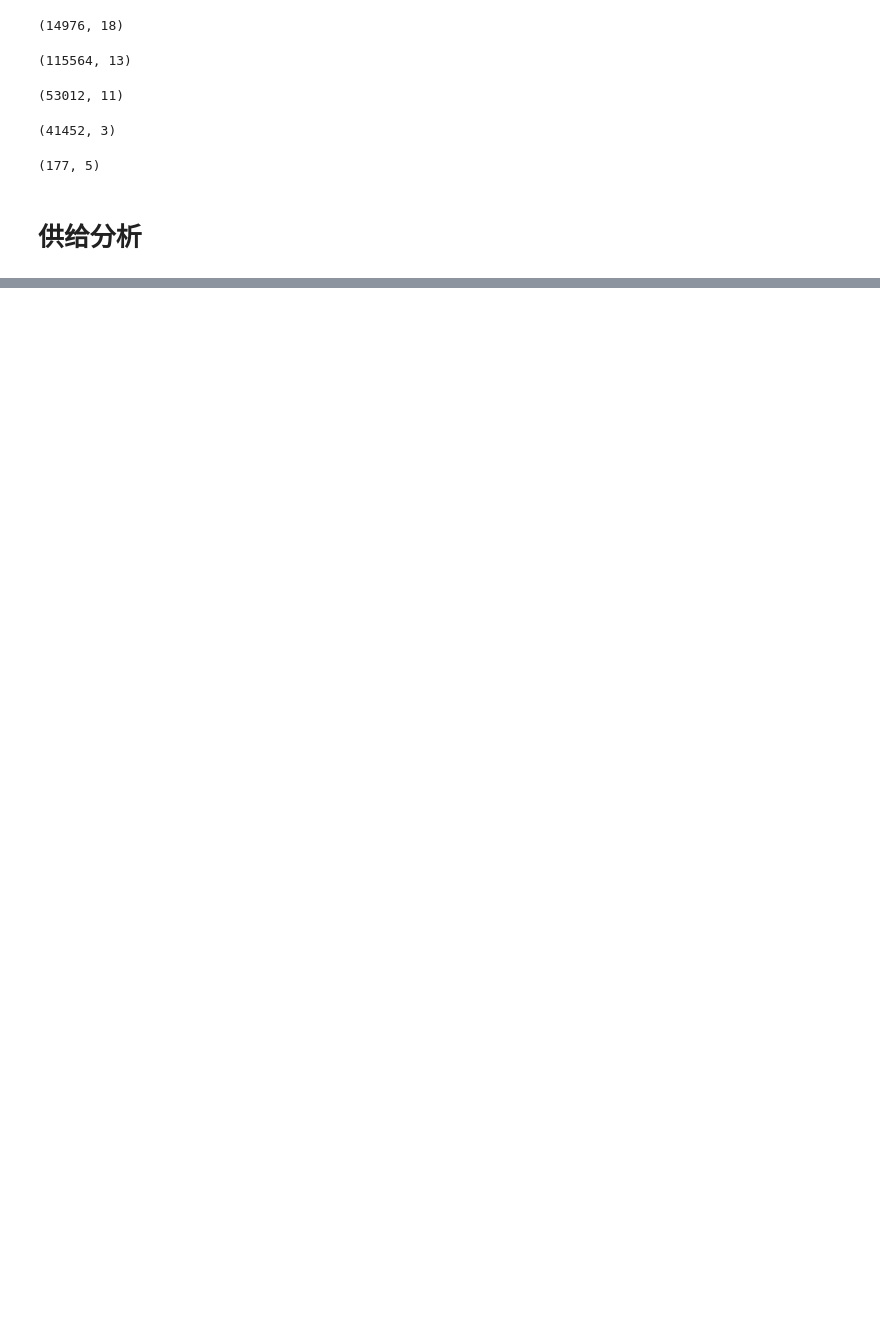
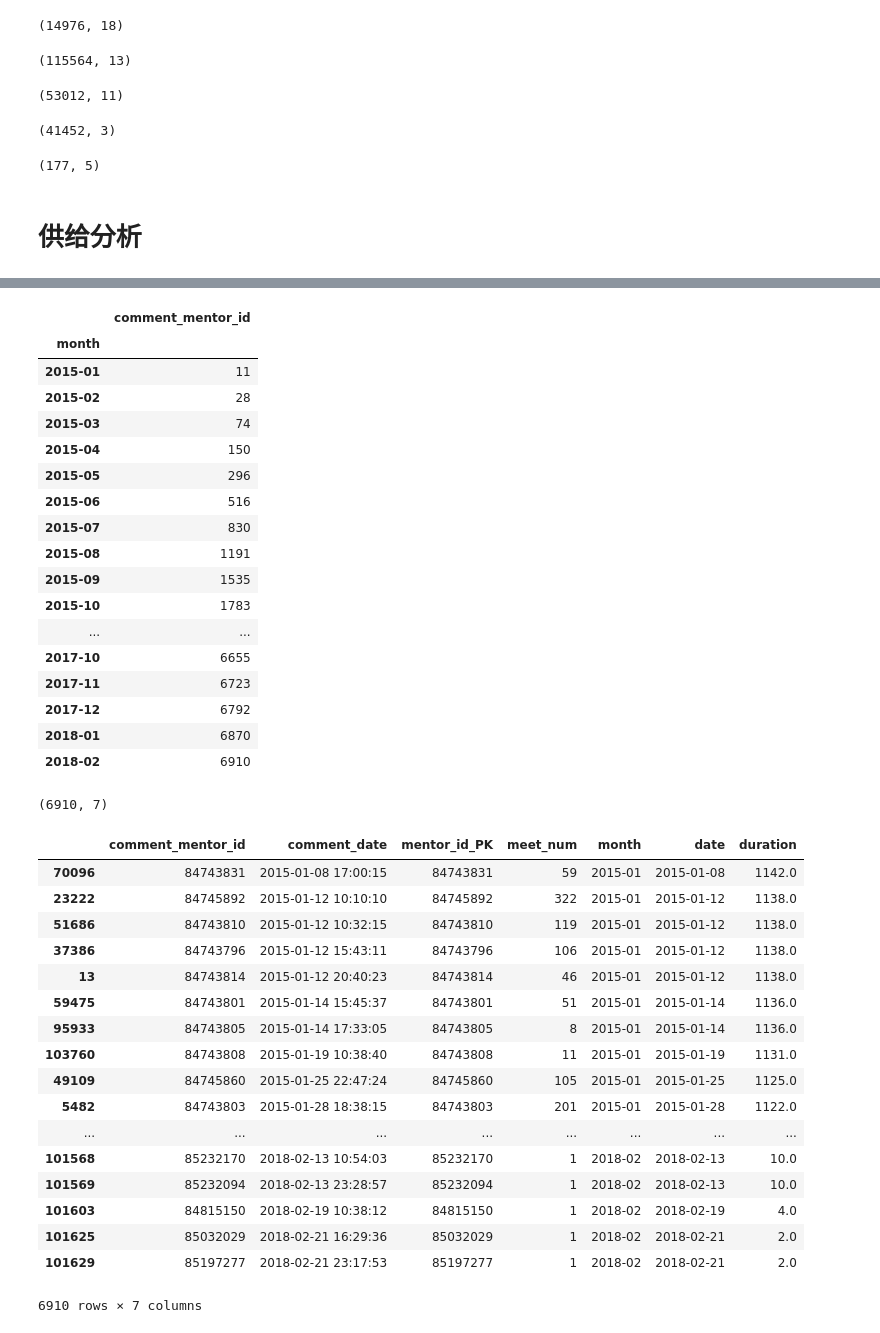
Before and after one commit to wymintage/zaih_analysis, a Jupyter notebook: zaih_analysis/zaih_analysis_3.ipynb, the cells around one changed output, grey strips where cells are left out. Drawn from its saved outputs; the diff is of its cells as text; code cells hidden in the pictures; blank space fills up the shorter version.

```diff
--- a/zaih_analysis/zaih_analysis_3.ipynb
+++ b/zaih_analysis/zaih_analysis_3.ipynb
@@ -90,0 +109,64 @@ cat_list_detail.shape
+# %%
+# 通过合并mentor和comment来获取行家的时间信息
+mentor_date = pd.merge(comment[['comment_mentor_id', 'comment_date']],
+                      mentor[['mentor_id_PK', 'meet_num_total', 'meet_num_online']],
+                      how='outer',
+                      left_on='comment_mentor_id',
+                      right_on='mentor_id_PK')
+
+# 通过排序和去重得到每个行家最早评论的时间，以此作为行家的入驻时间
+mentor_date = mentor_date.sort_values('comment_date').drop_duplicates(['mentor_id_PK'])
+
+# 将约见数和在线约见数加总为总约见数，并除去原始数据
+mentor_date[['meet_num_total', 'meet_num_online']] = mentor_date[['meet_num_total', 'meet_num_online']].astype(int)
+mentor_date['meet_num'] = mentor_date['meet_num_total'] + mentor_date['meet_num_online']
+mentor_date = mentor_date.drop(['meet_num_total', 'meet_num_online'], axis=1)
+
+mentor_date['month'] = mentor_date['comment_date'].str.slice(0, 7)
+mentor_date['date'] = pd.to_datetime(mentor_date['comment_date'].str.slice(0, 10))
+mentor_date['duration'] = pd.to_datetime('2018-2-23') - mentor_date['date']
+mentor_date['duration'] = mentor_date.duration.dt.days
+mentor_month = mentor_date[['comment_mentor_id', 'month']].groupby('month').count().cumsum()
+
+mentor_month
+mentor_date = mentor_date.dropna(axis = 0)
+mentor_date.shape
+mentor_date
+# %% [output]
+|  | comment_mentor_id |
+| month |  |
+| 2015-01 | 11 |
+| 2015-02 | 28 |
+| 2015-03 | 74 |
+| 2015-04 | 150 |
+| 2015-05 | 296 |
+| 2015-06 | 516 |
+| 2015-07 | 830 |
+| 2015-08 | 1191 |
+| 2015-09 | 1535 |
+| 2015-10 | 1783 |
+| ... | ... |
+| 2017-10 | 6655 |
+| 2017-11 | 6723 |
+| 2017-12 | 6792 |
+| 2018-01 | 6870 |
+| 2018-02 | 6910 |
+(6910, 7)
+|  | comment_mentor_id | comment_date | mentor_id_PK | meet_num | month | date | duration |
+| 70096 | 84743831 | 2015-01-08 17:00:15 | 84743831 | 59 | 2015-01 | 2015-01-08 | 1142.0 |
+| 23222 | 84745892 | 2015-01-12 10:10:10 | 84745892 | 322 | 2015-01 | 2015-01-12 | 1138.0 |
+| 51686 | 84743810 | 2015-01-12 10:32:15 | 84743810 | 119 | 2015-01 | 2015-01-12 | 1138.0 |
+| 37386 | 84743796 | 2015-01-12 15:43:11 | 84743796 | 106 | 2015-01 | 2015-01-12 | 1138.0 |
+| 13 | 84743814 | 2015-01-12 20:40:23 | 84743814 | 46 | 2015-01 | 2015-01-12 | 1138.0 |
+| 59475 | 84743801 | 2015-01-14 15:45:37 | 84743801 | 51 | 2015-01 | 2015-01-14 | 1136.0 |
+| 95933 | 84743805 | 2015-01-14 17:33:05 | 84743805 | 8 | 2015-01 | 2015-01-14 | 1136.0 |
+| 103760 | 84743808 | 2015-01-19 10:38:40 | 84743808 | 11 | 2015-01 | 2015-01-19 | 1131.0 |
+| 49109 | 84745860 | 2015-01-25 22:47:24 | 84745860 | 105 | 2015-01 | 2015-01-25 | 1125.0 |
+| 5482 | 84743803 | 2015-01-28 18:38:15 | 84743803 | 201 | 2015-01 | 2015-01-28 | 1122.0 |
+| ... | ... | ... | ... | ... | ... | ... | ... |
+| 101568 | 85232170 | 2018-02-13 10:54:03 | 85232170 | 1 | 2018-02 | 2018-02-13 | 10.0 |
+| 101569 | 85232094 | 2018-02-13 23:28:57 | 85232094 | 1 | 2018-02 | 2018-02-13 | 10.0 |
+| 101603 | 84815150 | 2018-02-19 10:38:12 | 84815150 | 1 | 2018-02 | 2018-02-19 | 4.0 |
+| 101625 | 85032029 | 2018-02-21 16:29:36 | 85032029 | 1 | 2018-02 | 2018-02-21 | 2.0 |
+| 101629 | 85197277 | 2018-02-21 23:17:53 | 85197277 | 1 | 2018-02 | 2018-02-21 | 2.0 |
+6910 rows × 7 columns
```
Also changed, not shown: parts of 5 cells of this notebook, 1 other file.
